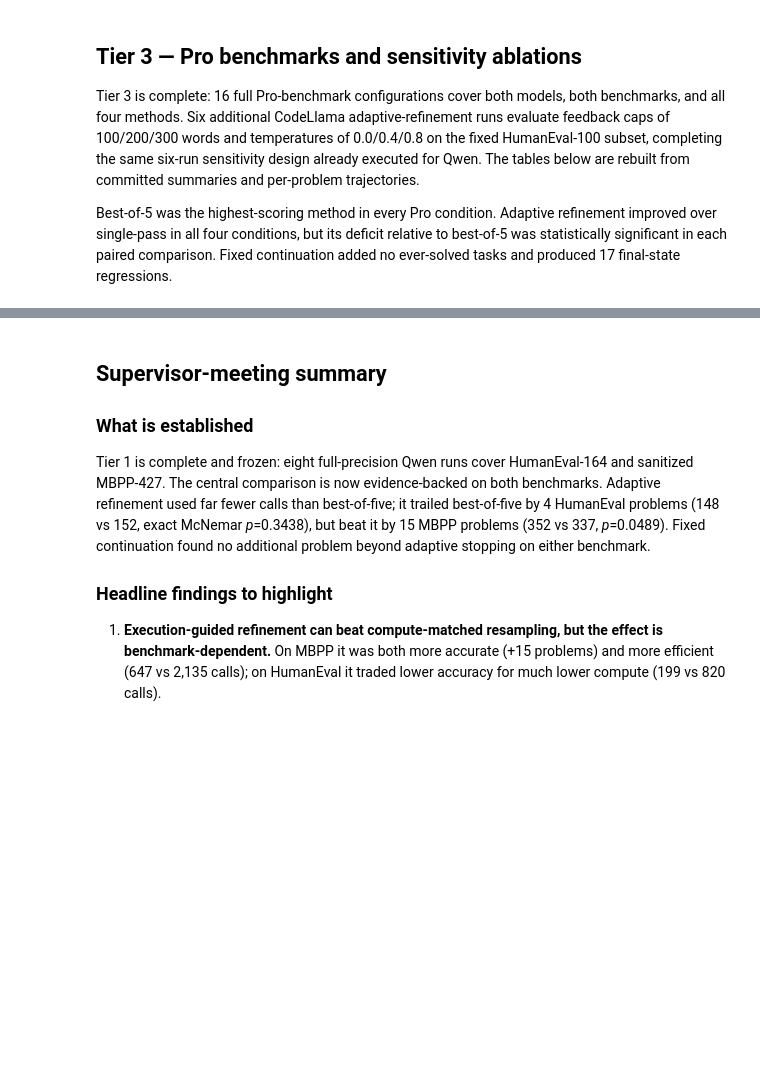
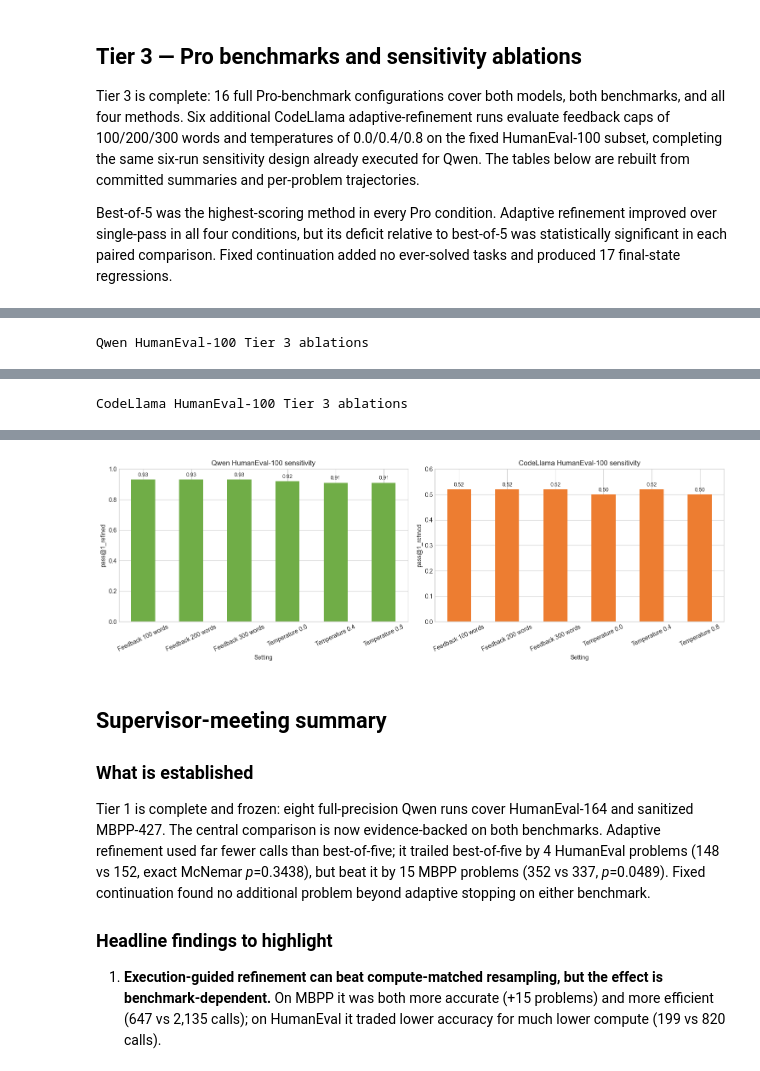
Before and after one commit to sharantejamedikar/self-refining-codegen, a Jupyter notebook: notebooks/progress_m1_to_cluster.ipynb, the cells around one changed output, grey strips where cells are left out. Saved outputs shown, nothing was run; the diff lists cells and outputs as text; code cells hidden in the pictures; blank space fills up the shorter version.

Commit message:
docs: finalize Tier 3 dissertation evidence

```diff
--- a/notebooks/progress_m1_to_cluster.ipynb
+++ b/notebooks/progress_m1_to_cluster.ipynb
@@ -872,4 +909,12 @@ display(significance_table.style.format({"Difference (pp)": "{:+.2f}", "Exact Mc
 # %%
+QWEN_ABLATIONS = {
+    "Feedback 100 words": RESULTS / "20260814T025440.309834Z_cluster_qwen_hf_hybrid_refinement_adaptive_humaneval_feedback_100",
+    "Feedback 200 words": RESULTS / "20260814T025910.954271Z_cluster_qwen_hf_hybrid_refinement_adaptive_humaneval_feedback_200",
+    "Feedback 300 words": RESULTS / "20260814T030339.239970Z_cluster_qwen_hf_hybrid_refinement_adaptive_humaneval_feedback_300",
+    "Temperature 0.0": RESULTS / "20260814T030804.958684Z_cluster_qwen_hf_hybrid_refinement_adaptive_humaneval_temperature_0p0",
+    "Temperature 0.4": RESULTS / "20260814T031248.190945Z_cluster_qwen_hf_hybrid_refinement_adaptive_humaneval_temperature_0p4",
+    "Temperature 0.8": RESULTS / "20260814T031755.254502Z_cluster_qwen_hf_hybrid_refinement_adaptive_humaneval_temperature_0p8",
+}
 CODELLAMA_ABLATIONS = {
     "Feedback 100 words": RESULTS / "20260814T202408.473726Z_cluster_codellama_13b_bnb_8bit_hybrid_refinement_adaptive_humaneval_feedback_100",
     "Feedback 200 words": RESULTS / "20260814T205744.788552Z_cluster_codellama_13b_bnb_8bit_hybrid_refinement_adaptive_humaneval_feedback_200",
@@ -878,16 +923,28 @@ CODELLAMA_ABLATIONS = {
     "Temperature 0.4": RESULTS / "20260814T224910.453589Z_cluster_codellama_13b_bnb_8bit_hybrid_refinement_adaptive_humaneval_temperature_0p4",
     "Temperature 0.8": RESULTS / "20260814T232441.662230Z_cluster_codellama_13b_bnb_8bit_hybrid_refinement_adaptive_humaneval_temperature_0p8",
 }
-ablation_rows = []
-for setting, run in CODELLAMA_ABLATIONS.items():
-    summary = json.loads((run / "run_summary.json").read_text())
-    records = load_records(run)
-    ablation_rows.append({"Setting": setting, "Solved": summary["solved"], "Total": summary["total"], "pass@1_refined": summary["value"], "Calls": sum(len(record["iterations"]) for record in records), "Prompt tokens": summary["prompt_tokens"], "Completion tokens": summary["completion_tokens"]})
-ablation_table = pd.DataFrame(ablation_rows)
-assert ablation_table["Solved"].tolist() == [52, 52, 52, 50, 52, 50]
-display(ablation_table.style.format({"pass@1_refined": "{:.4f}"}).set_caption("CodeLlama HumanEval-100 Tier 3 ablations"))
-ax = ablation_table.plot.bar(x="Setting", y="pass@1_refined", legend=False, color=COLORS[2], ylim=(0, 0.6), figsize=(11, 5), title="CodeLlama HumanEval-100 sensitivity")
-ax.set_ylabel("pass@1_refined")
-ax.tick_params(axis="x", rotation=25)
-label_bars(ax, 2)
+def build_ablation_table(runs):
+    rows = []
+    for setting, run in runs.items():
+        summary = json.loads((run / "run_summary.json").read_text())
+        records = load_records(run)
+        reasons = summary["convergence_reasons"]
+        rows.append({"Setting": setting, "Solved": summary["solved"], "Total": summary["total"], "pass@1_refined": summary["value"], "Calls": sum(len(record["iterations"]) for record in records), "Prompt tokens": summary["prompt_tokens"], "Completion tokens": summary["completion_tokens"], "Wall-clock (s)": summary["wall_clock_seconds"], "Success/Oscillation/Stagnation/Max": f"{reasons.get('success', 0)}/{reasons.get('oscillation', 0)}/{reasons.get('stagnation', 0)}/{reasons.get('max_iterations', 0)}"})
+    return pd.DataFrame(rows)
+
+qwen_ablation_table = build_ablation_table(QWEN_ABLATIONS)
+codellama_ablation_table = build_ablation_table(CODELLAMA_ABLATIONS)
+assert qwen_ablation_table["Solved"].tolist() == [93, 93, 93, 92, 91, 91]
+assert codellama_ablation_table["Solved"].tolist() == [52, 52, 52, 50, 52, 50]
+table_format = {"pass@1_refined": "{:.4f}", "Wall-clock (s)": "{:.2f}"}
+display(qwen_ablation_table.style.format(table_format).set_caption("Qwen HumanEval-100 Tier 3 ablations"))
+display(codellama_ablation_table.style.format(table_format).set_caption("CodeLlama HumanEval-100 Tier 3 ablations"))
+fig, axes = plt.subplots(1, 2, figsize=(15, 5), sharey=False)
+for ax, table, title, color, upper in zip(axes, [qwen_ablation_table, codellama_ablation_table], ["Qwen HumanEval-100 sensitivity", "CodeLlama HumanEval-100 sensitivity"], COLORS[1:3], [1.0, 0.6], strict=True):
+    table.plot.bar(x="Setting", y="pass@1_refined", legend=False, color=color, ylim=(0, upper), ax=ax, title=title)
+    ax.set_ylabel("pass@1_refined")
+    ax.tick_params(axis="x", rotation=25)
+    label_bars(ax, 2)
 plt.tight_layout()
+# %% [output]
+Qwen HumanEval-100 Tier 3 ablations
@@ -893,0 +958 @@ plt.tight_layout()
+CodeLlama HumanEval-100 Tier 3 ablations
@@ -894,3 +966,4 @@ plt.tight_layout()
+[figure, added]
 # %% [markdown]
 ## Supervisor-meeting summary
 
```
Also changed, not shown: parts of 4 cells of this notebook, 9 other files.
